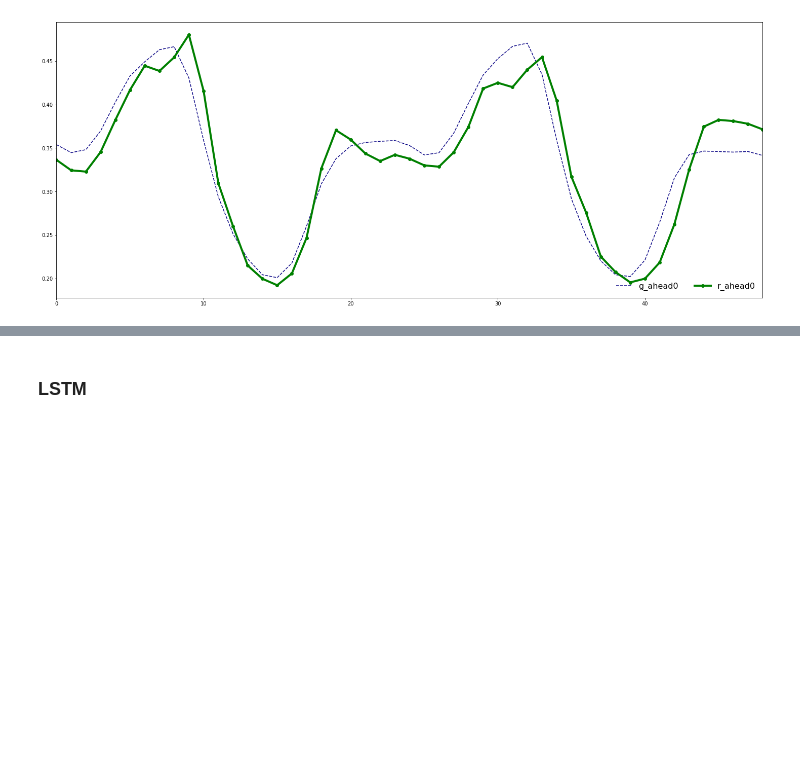
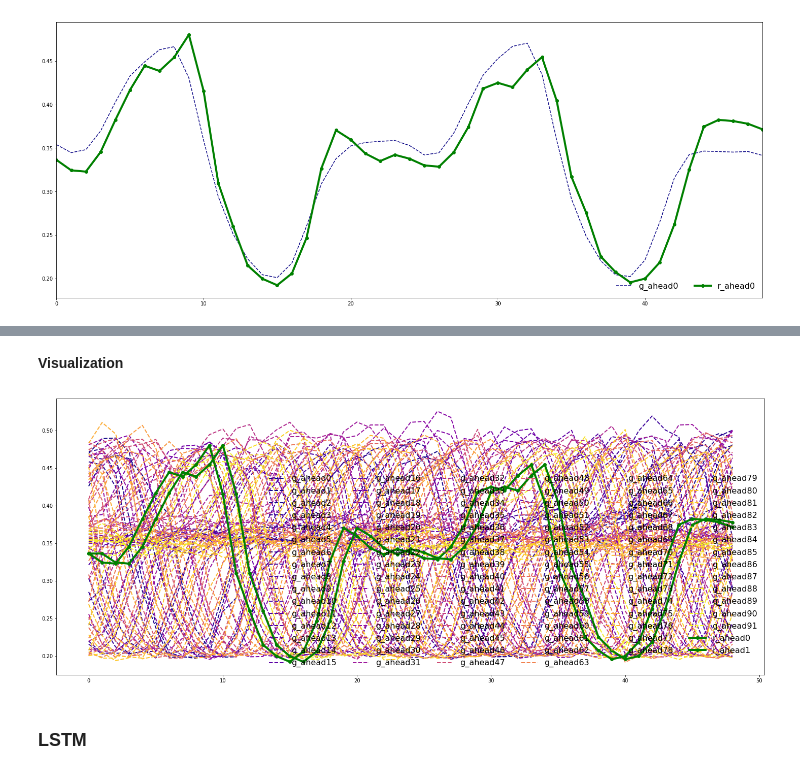
Before and after one commit to charlesfu4/MT, a Jupyter notebook: hourly_forecast.ipynb, the cells around one changed output, grey strips where cells are left out. Cells and saved outputs as stored; diff of their text form; code cells hidden in the pictures; blank space fills up the shorter version.

```diff
--- a/hourly_forecast.ipynb
+++ b/hourly_forecast.ipynb
@@ -387,0 +393,2 @@ plt.show()
+# %%
+yhat = rc.predict(test_x)
@@ -388,3 +401,22 @@ plt.show()
+# %% [markdown]
+**Visualization**
+# %%
+real = test_y.to_numpy()
+guess = yhat
+real = real[99:101,:49]
+guess = guess[9:101,:49]
+rpdf = plot_df(real,"r")
+gpdf = plot_df(guess,"g")
+
+#plot
+ax = plt.gca()
+gpdf.plot(figsize=(25,10), colormap = 'plasma',style='--',legend = True, ax = ax, lw = 2)
+rpdf.plot(figsize=(25,10), color = 'g',style ='-o',legend = True, ax = ax,lw = 4)
+ax.legend(frameon=False, loc='lower right', ncol=6, prop={'size': 16})
+
+plt.show()
+# %% [output]
+[figure, added]
 # %% [markdown]
 ### LSTM
 # %%
```
Also changed, not shown: parts of 30 cells of this notebook.
